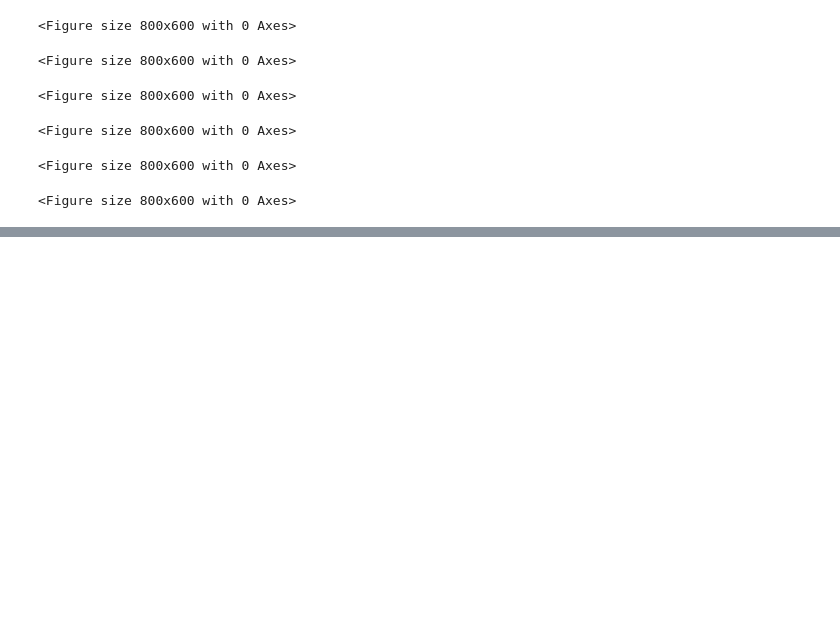
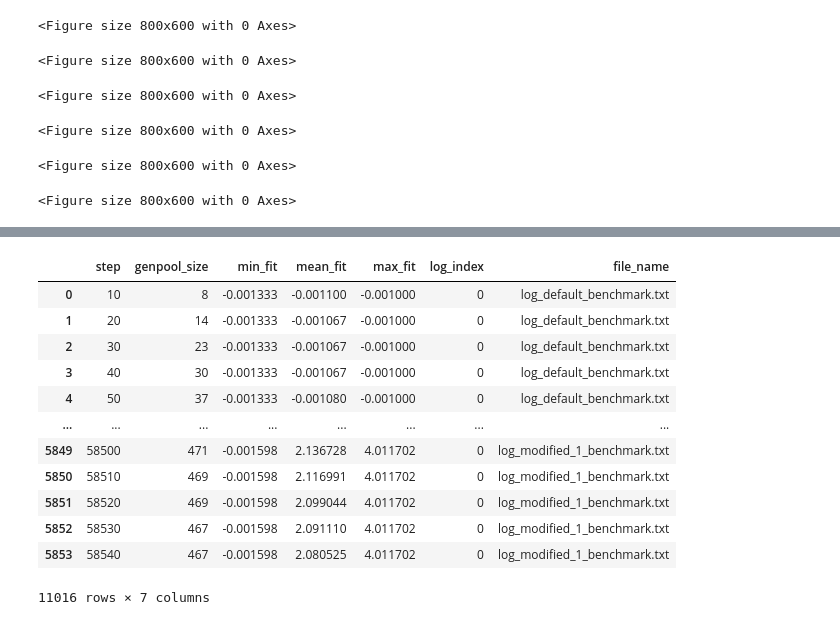
Before and after one commit to adamwilczynski/ALCS, a Jupyter notebook: lab_6_evolutionary_design/log_visualization.ipynb, the cells around one changed output, grey strips where cells are left out. Drawn from its saved outputs; the diff is of its cells as text; code cells hidden in the pictures; blank space fills up the shorter version.

```diff
--- a/lab_6_evolutionary_design/log_visualization.ipynb
+++ b/lab_6_evolutionary_design/log_visualization.ipynb
@@ -172,0 +151,19 @@ for i, step in enumerate(step_list[1:], 1):
+# %%
+benchmark_second = 15 * 60
+benchmark_file_list = ["log_default_benchmark.txt", "log_modified_1_benchmark.txt", "log_modified_2_benchmark.txt"][:-1]
+log_concat = get_concat_df(benchmark_file_list)
+log_concat
+# %% [output]
+|  | step | genpool_size | min_fit | mean_fit | max_fit | log_index | file_name |
+| 0 | 10 | 8 | -0.001333 | -0.001100 | -0.001000 | 0 | log_default_benchmark.txt |
+| 1 | 20 | 14 | -0.001333 | -0.001067 | -0.001000 | 0 | log_default_benchmark.txt |
+| 2 | 30 | 23 | -0.001333 | -0.001067 | -0.001000 | 0 | log_default_benchmark.txt |
+| 3 | 40 | 30 | -0.001333 | -0.001067 | -0.001000 | 0 | log_default_benchmark.txt |
+| 4 | 50 | 37 | -0.001333 | -0.001080 | -0.001000 | 0 | log_default_benchmark.txt |
+| ... | ... | ... | ... | ... | ... | ... | ... |
+| 5849 | 58500 | 471 | -0.001598 | 2.136728 | 4.011702 | 0 | log_modified_1_benchmark.txt |
+| 5850 | 58510 | 469 | -0.001598 | 2.116991 | 4.011702 | 0 | log_modified_1_benchmark.txt |
+| 5851 | 58520 | 469 | -0.001598 | 2.099044 | 4.011702 | 0 | log_modified_1_benchmark.txt |
+| 5852 | 58530 | 467 | -0.001598 | 2.091110 | 4.011702 | 0 | log_modified_1_benchmark.txt |
+| 5853 | 58540 | 467 | -0.001598 | 2.080525 | 4.011702 | 0 | log_modified_1_benchmark.txt |
+11016 rows × 7 columns
```
Also changed, not shown: parts of 8 cells of this notebook, 4 other files.
